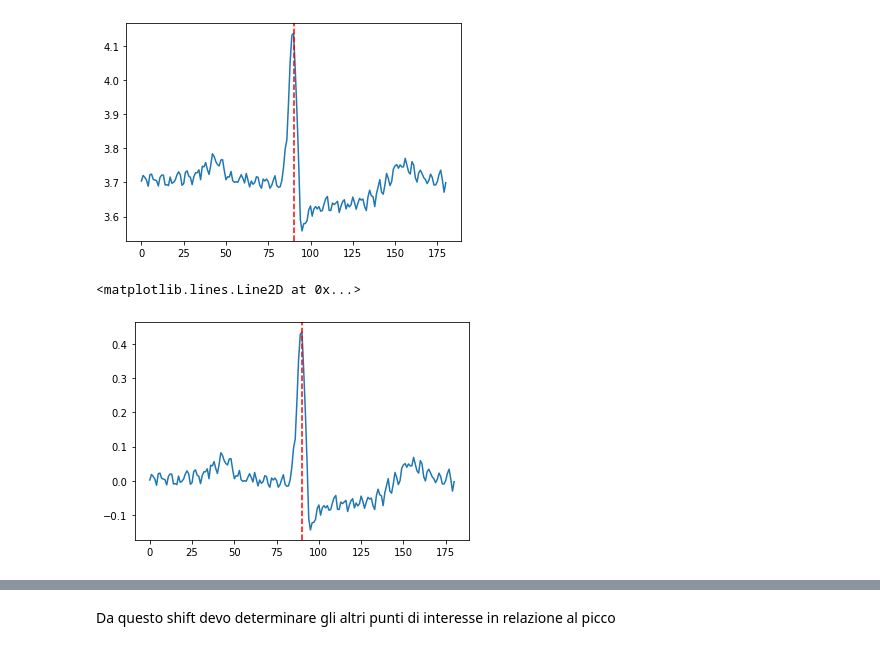
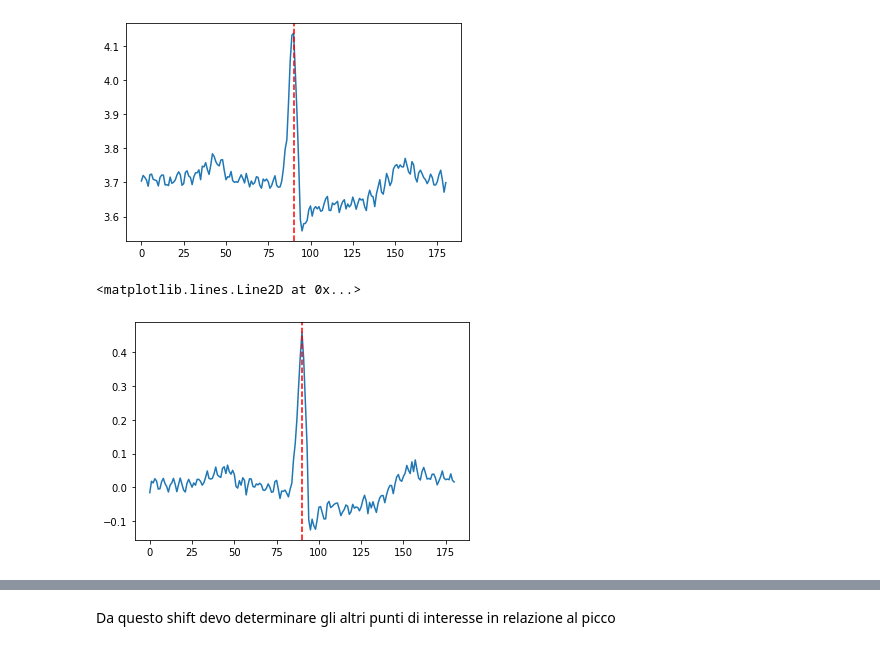
Before and after one commit to eriesp/ECGanalysis, a Jupyter notebook: Extracting the heartbeats creating the datasets Second patient.ipynb, the cells around one changed output, grey strips where cells are left out. Cells and saved outputs as stored; diff of their text form; code cells hidden in the pictures.

```diff
--- a/Extracting the heartbeats creating the datasets Second patient.ipynb
+++ b/Extracting the heartbeats creating the datasets Second patient.ipynb
@@ -110,13 +90,13 @@ for i in range(length):
     vertical_shift = (single_hb[0,i] + single_hb[-1,i])/2
     single_hb[:,i] -= vertical_shift
 # %%
-i = 65
+i = 82
 
 plt.plot(single_hb[:,i])
 plt.axvline(x = semi_period, color='r', linestyle='--')
 # %% [output]
 <matplotlib.lines.Line2D at 0x...>
-[figure, old version]
+[figure, new version]
 # %%
 hb_dic = {}
 
```
Also changed, not shown: parts of 11 cells of this notebook, 8 other files.
